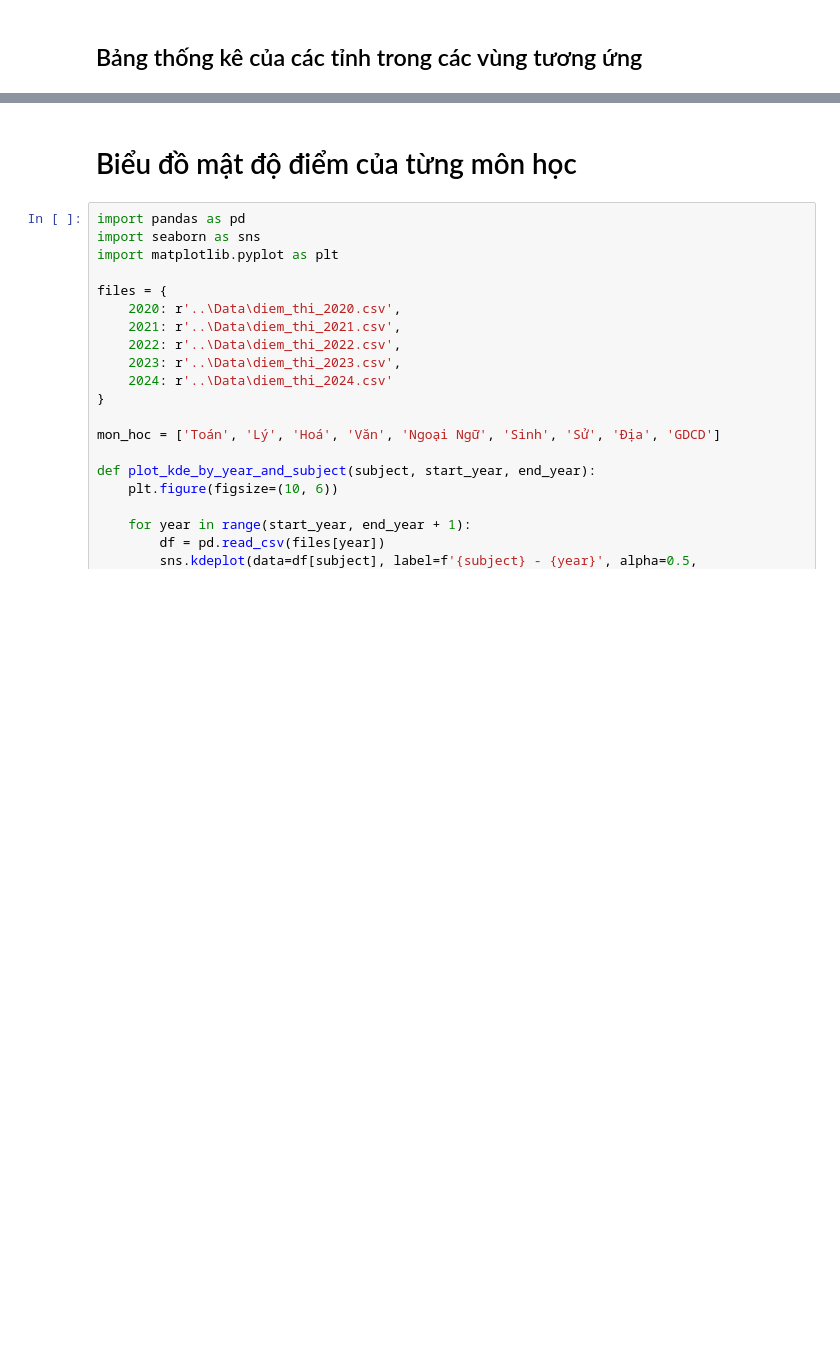
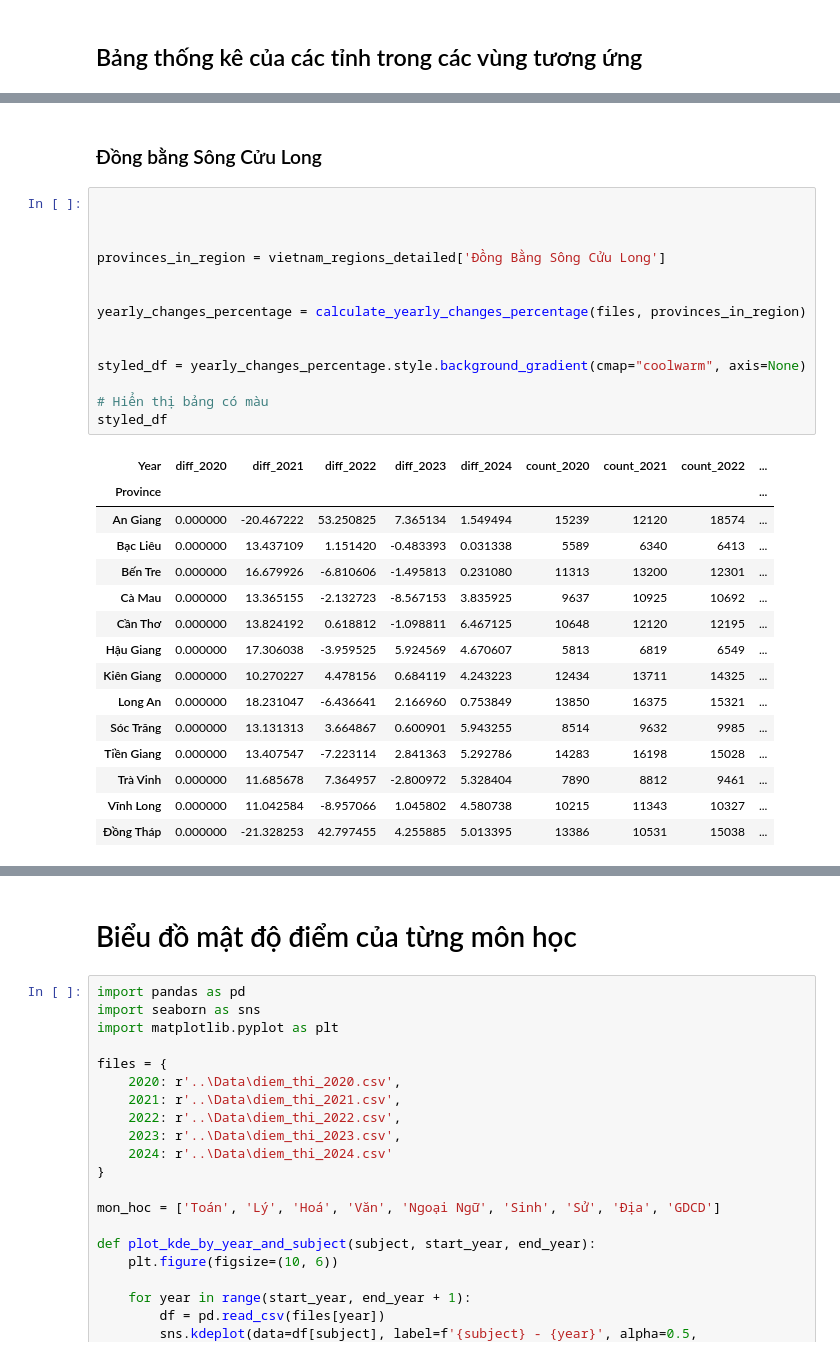
Before and after one commit to TubVP/BTL_TDA, a Jupyter notebook: Phantich/sosanh.ipynb, the cells around one changed output, grey strips where cells are left out. Saved outputs shown, nothing was run; the diff lists cells and outputs as text; blank space fills up the shorter version.

```diff
--- a/Phantich/sosanh.ipynb
+++ b/Phantich/sosanh.ipynb
@@ -260,0 +239,32 @@ for region_name, provinces in regions.items():
+# %% [markdown]
+### Đồng bằng Sông Cửu Long
+# %%
+
+
+
+provinces_in_region = vietnam_regions_detailed['Đồng Bằng Sông Cửu Long']
+
+
+yearly_changes_percentage = calculate_yearly_changes_percentage(files, provinces_in_region)
+
+
+styled_df = yearly_changes_percentage.style.background_gradient(cmap="coolwarm", axis=None)
+
+# Hiển thị bảng có màu
+styled_df
+# %% [output]
+| Year | diff_2020 | diff_2021 | diff_2022 | diff_2023 | diff_2024 | count_2020 | count_2021 | count_2022 | ... |
+| Province |  |  |  |  |  |  |  |  | ... |
+| An Giang | 0.000000 | -20.467222 | 53.250825 | 7.365134 | 1.549494 | 15239 | 12120 | 18574 | ... |
+| Bạc Liêu | 0.000000 | 13.437109 | 1.151420 | -0.483393 | 0.031338 | 5589 | 6340 | 6413 | ... |
+| Bến Tre | 0.000000 | 16.679926 | -6.810606 | -1.495813 | 0.231080 | 11313 | 13200 | 12301 | ... |
+| Cà Mau | 0.000000 | 13.365155 | -2.132723 | -8.567153 | 3.835925 | 9637 | 10925 | 10692 | ... |
+| Cần Thơ | 0.000000 | 13.824192 | 0.618812 | -1.098811 | 6.467125 | 10648 | 12120 | 12195 | ... |
+| Hậu Giang | 0.000000 | 17.306038 | -3.959525 | 5.924569 | 4.670607 | 5813 | 6819 | 6549 | ... |
+| Kiên Giang | 0.000000 | 10.270227 | 4.478156 | 0.684119 | 4.243223 | 12434 | 13711 | 14325 | ... |
+| Long An | 0.000000 | 18.231047 | -6.436641 | 2.166960 | 0.753849 | 13850 | 16375 | 15321 | ... |
+| Sóc Trăng | 0.000000 | 13.131313 | 3.664867 | 0.600901 | 5.943255 | 8514 | 9632 | 9985 | ... |
+| Tiền Giang | 0.000000 | 13.407547 | -7.223114 | 2.841363 | 5.292786 | 14283 | 16198 | 15028 | ... |
+| Trà Vinh | 0.000000 | 11.685678 | 7.364957 | -2.800972 | 5.328404 | 7890 | 8812 | 9461 | ... |
+| Vĩnh Long | 0.000000 | 11.042584 | -8.957066 | 1.045802 | 4.580738 | 10215 | 11343 | 10327 | ... |
+| Đồng Tháp | 0.000000 | -21.328253 | 42.797455 | 4.255885 | 5.013395 | 13386 | 10531 | 15038 | ... |
```
Also changed, not shown: parts of 11 cells of this notebook, 3 other files.
